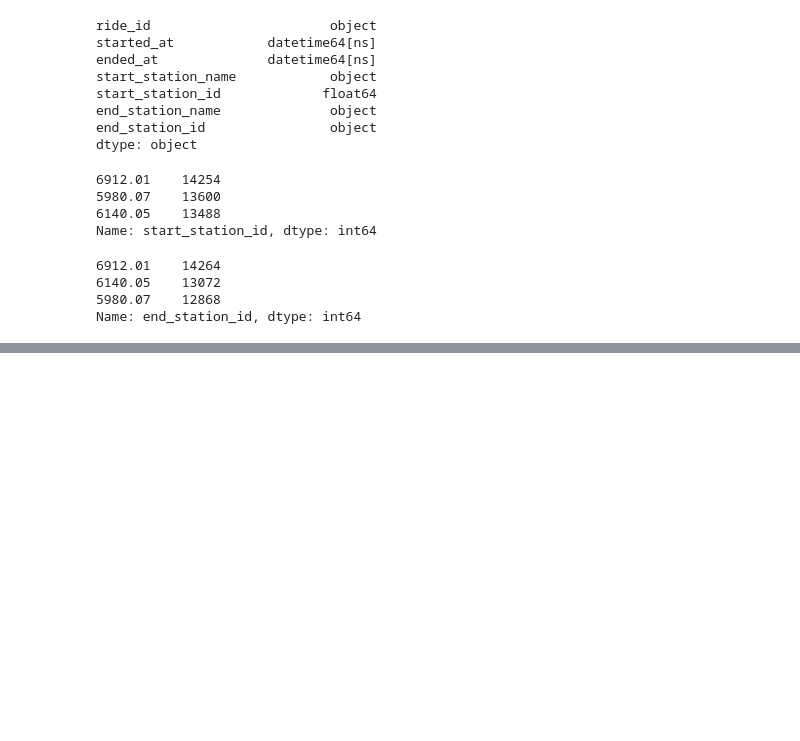
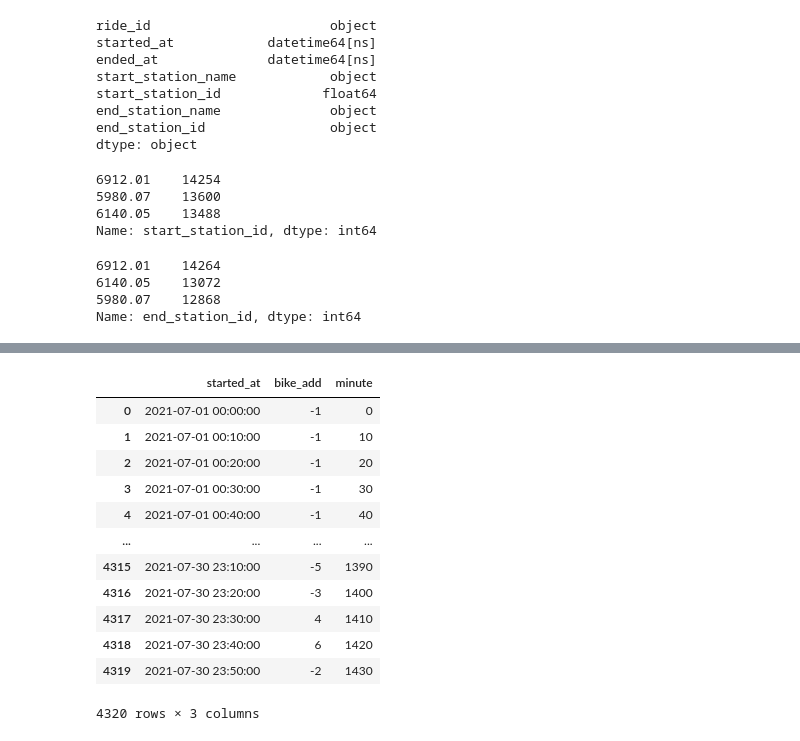
Before and after one commit to ethanglaser/MUU-Final-Project, a Jupyter notebook: warmup.ipynb, the cells around one changed output, grey strips where cells are left out. Saved outputs shown, nothing was run; the diff lists cells and outputs as text; code cells hidden in the pictures; blank space fills up the shorter version.

```diff
--- a/warmup.ipynb
+++ b/warmup.ipynb
@@ -110,0 +137,16 @@ df_598007
+# %%
+df_598007_grouped
+# %% [output]
+|  | started_at | bike_add | minute |
+| 0 | 2021-07-01 00:00:00 | -1 | 0 |
+| 1 | 2021-07-01 00:10:00 | -1 | 10 |
+| 2 | 2021-07-01 00:20:00 | -1 | 20 |
+| 3 | 2021-07-01 00:30:00 | -1 | 30 |
+| 4 | 2021-07-01 00:40:00 | -1 | 40 |
+| ... | ... | ... | ... |
+| 4315 | 2021-07-30 23:10:00 | -5 | 1390 |
+| 4316 | 2021-07-30 23:20:00 | -3 | 1400 |
+| 4317 | 2021-07-30 23:30:00 | 4 | 1410 |
+| 4318 | 2021-07-30 23:40:00 | 6 | 1420 |
+| 4319 | 2021-07-30 23:50:00 | -2 | 1430 |
+4320 rows × 3 columns
```
Also changed, not shown: parts of 10 cells of this notebook, 2 other files.
